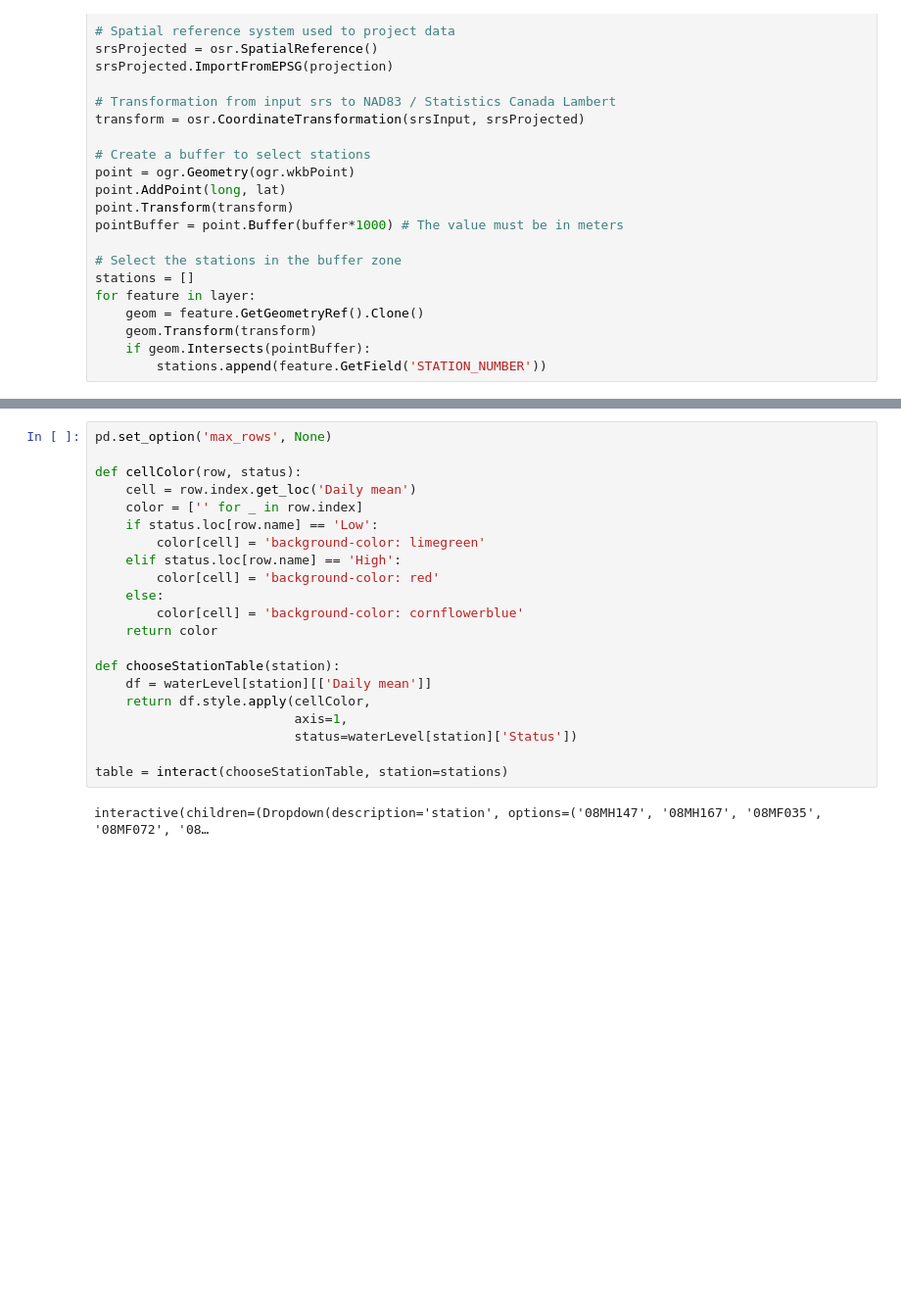
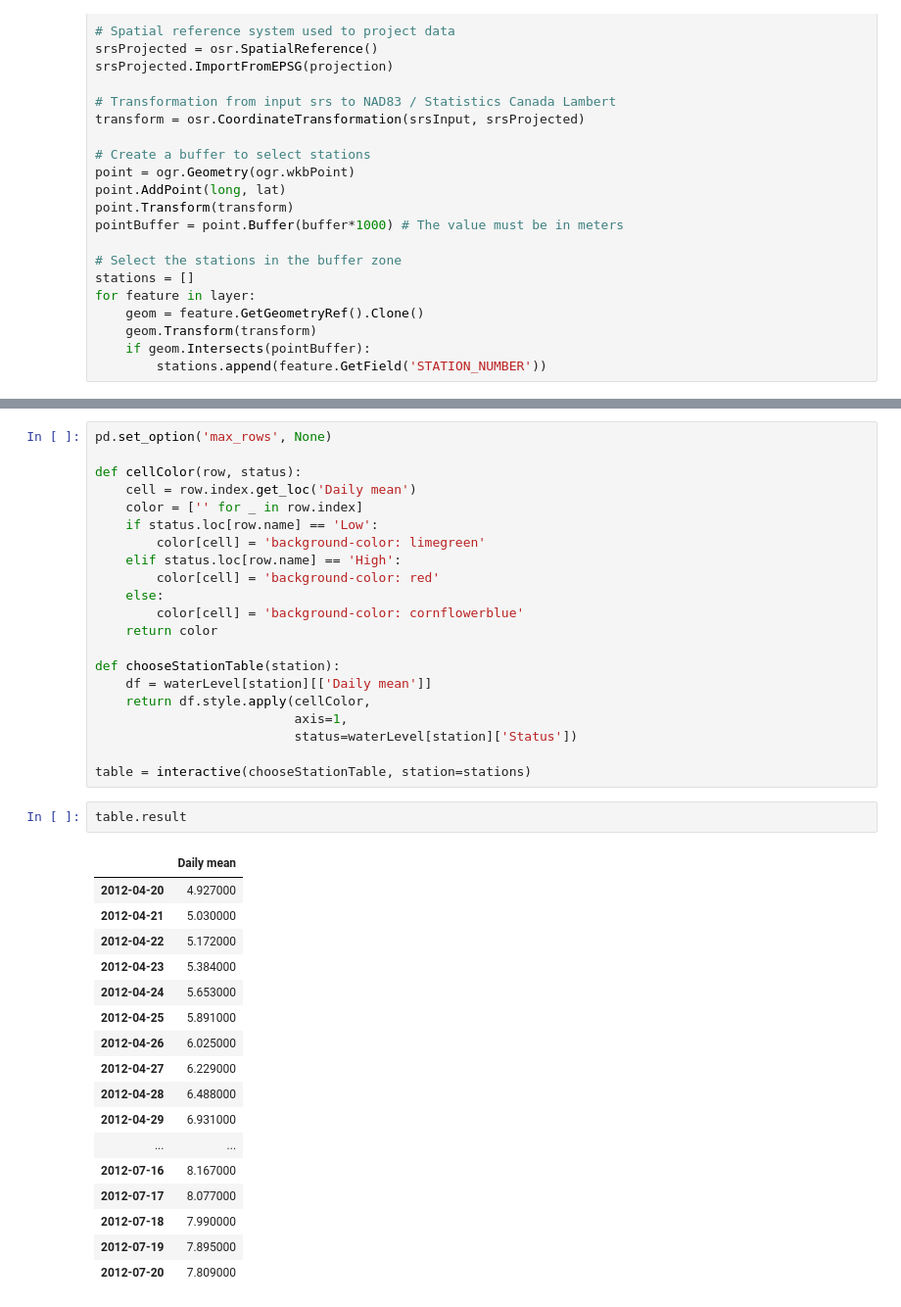
Before and after one commit to marieevelb/oafeat-use-case, a Jupyter notebook: docs/use-case-oafeat-en.ipynb, the cells around one changed output, grey strips where cells are left out. Shown at 98% size. Saved outputs shown, nothing was run; the diff lists cells and outputs as text; blank space fills up the shorter version.

```diff
--- a/docs/use-case-oafeat-en.ipynb
+++ b/docs/use-case-oafeat-en.ipynb
@@ -285,6 +287,24 @@ def chooseStationTable(station):
                           axis=1,
                           status=waterLevel[station]['Status'])
 
-table = interact(chooseStationTable, station=stations)
+table = interactive(chooseStationTable, station=stations)
-# %% [output]
-interactive(children=(Dropdown(description='station', options=('08MH147', '08MH167', '08MF035', '08MF072', '08…
+# %%
+table.result
+# %% [output]
+|  | Daily mean |
+| 2012-04-20 | 4.927000 |
+| 2012-04-21 | 5.030000 |
+| 2012-04-22 | 5.172000 |
+| 2012-04-23 | 5.384000 |
+| 2012-04-24 | 5.653000 |
+| 2012-04-25 | 5.891000 |
+| 2012-04-26 | 6.025000 |
+| 2012-04-27 | 6.229000 |
+| 2012-04-28 | 6.488000 |
+| 2012-04-29 | 6.931000 |
+| ... | ... |
+| 2012-07-16 | 8.167000 |
+| 2012-07-17 | 8.077000 |
+| 2012-07-18 | 7.990000 |
+| 2012-07-19 | 7.895000 |
+| 2012-07-20 | 7.809000 |
```
Also changed, not shown: parts of 5 cells of this notebook.
